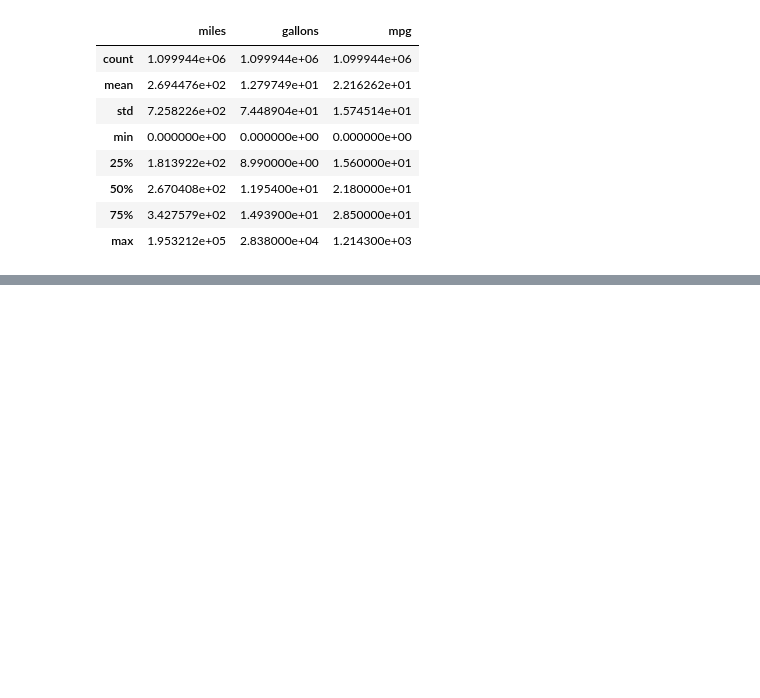
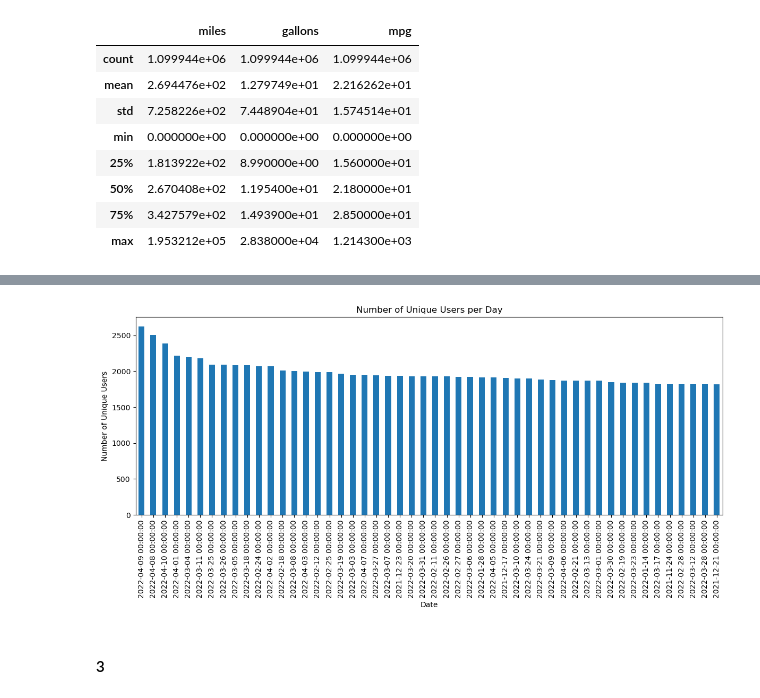
Before and after one commit to A-MAK15/DVE-Assignment, a Jupyter notebook: DVE-checkpoint.ipynb, the cells around one changed output, grey strips where cells are left out. Saved outputs shown, nothing was run; the diff lists cells and outputs as text; code cells hidden in the pictures; blank space fills up the shorter version.

```diff
--- a/DVE-checkpoint.ipynb
+++ b/DVE-checkpoint.ipynb
@@ -361,0 +830,8 @@ df[["miles", "gallons", "mpg"]].describe()
+# %%
+users_per_day = (
+    df.groupby("date_fueled")["user_id"]
+      .nunique()
+      .sort_values(ascending=False)
+)
+
+users_per_day.head(30)
@@ -361,0 +856,15 @@ df[["miles", "gallons", "mpg"]].describe()
+# %%
+plt.figure(figsize=(12, 6))
+
+users_per_day.head(50).plot(kind="bar")
+
+plt.title("Number of Unique Users per Day")
+plt.xlabel("Date")
+plt.ylabel("Number of Unique Users")
+
+plt.tight_layout()
+plt.show()
+# %% [output]
+[figure, added]
+# %% [markdown]
+#### 3
```
Also changed, not shown: parts of 81 cells of this notebook.
